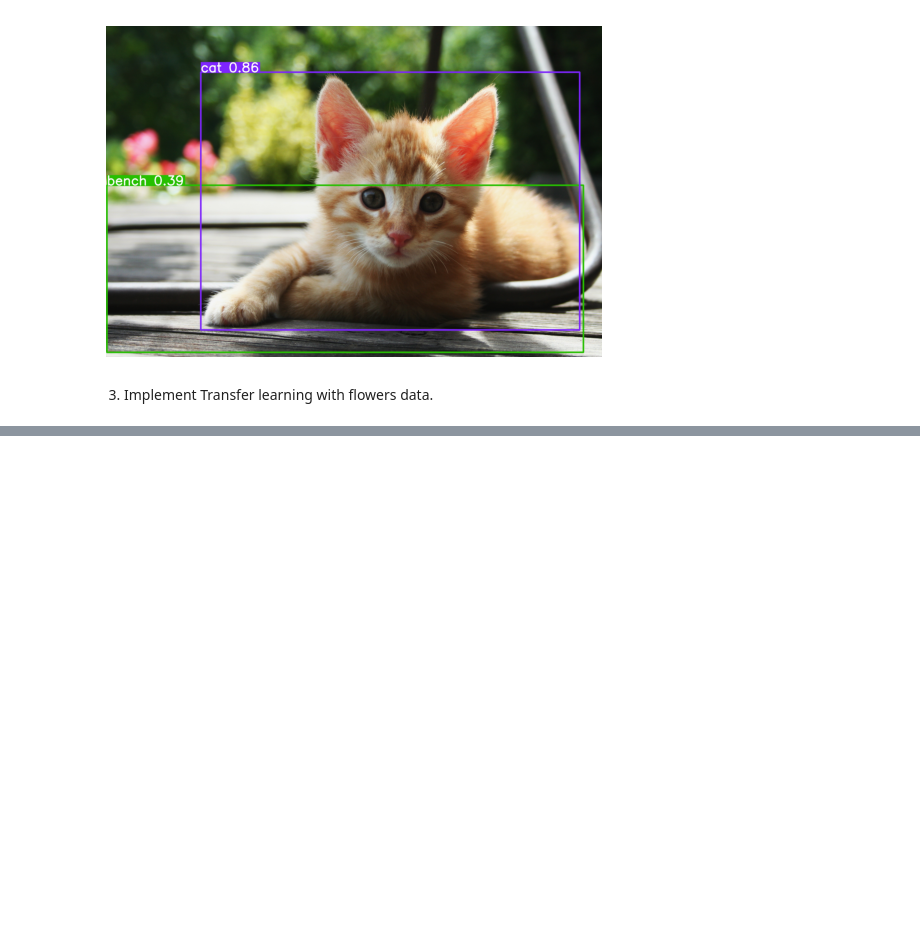
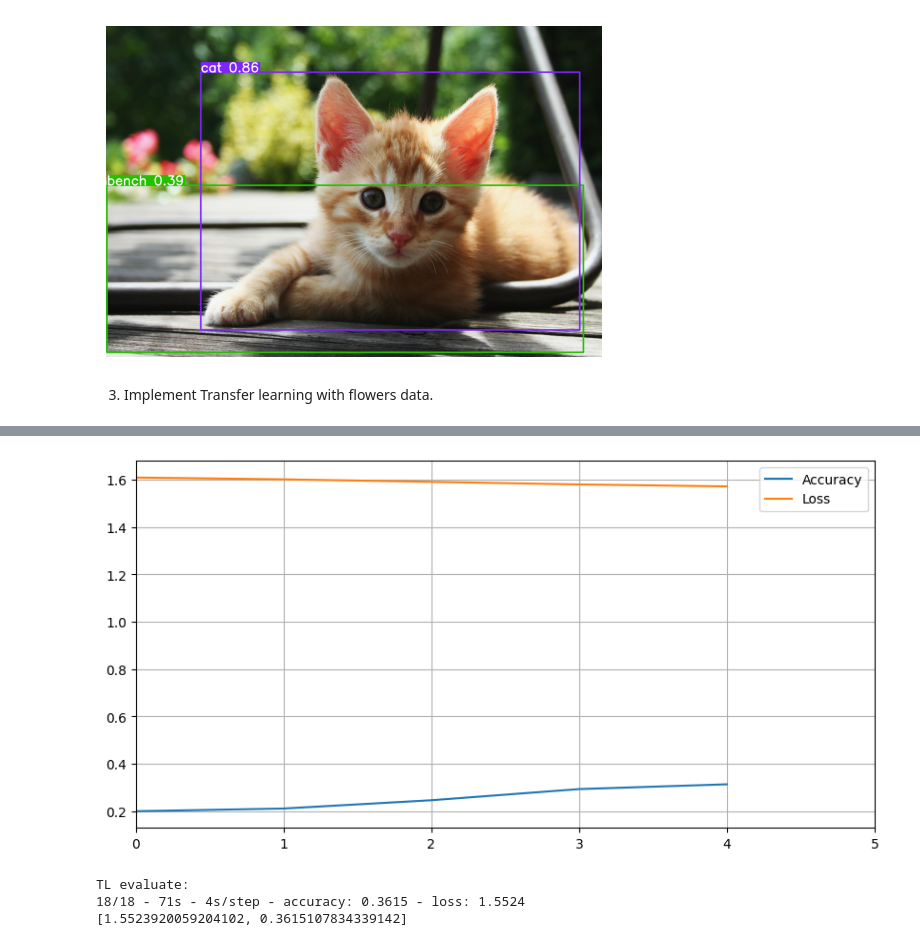
Before and after one commit to yashsalunkhe22/myfirstgit, a Jupyter notebook: chapter_appendix-tools-for-deep-learning/jupyter.ipynb, the cells around one changed output, grey strips where cells are left out. Drawn from its saved outputs; the diff is of its cells as text; code cells hidden in the pictures; blank space fills up the shorter version.

```diff
--- a/chapter_appendix-tools-for-deep-learning/jupyter.ipynb
+++ b/chapter_appendix-tools-for-deep-learning/jupyter.ipynb
@@ -358,0 +486,16 @@ plt.show()
+# %%
+plt.figure(figsize=(10,5))
+plt.plot(his_tl['accuracy'],label='Accuracy')
+plt.plot(his_tl['loss'],label='Loss')
+plt.xlim(0,5)
+plt.legend()
+plt.grid(True)
+# %% [output]
+[figure, added]
+# %%
+print("TL evaluate:")
+print(model_tl.evaluate(test_generator, verbose=2))
+# %% [output]
+TL evaluate:
+18/18 - 71s - 4s/step - accuracy: 0.3615 - loss: 1.5524
+[1.5523920059204102, 0.3615107834339142]
```
Also changed, not shown: parts of 32 cells of this notebook.
